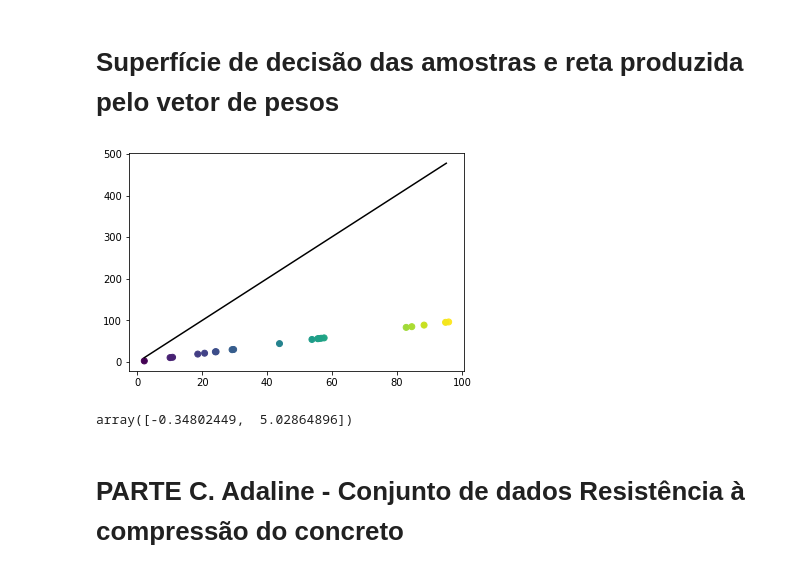
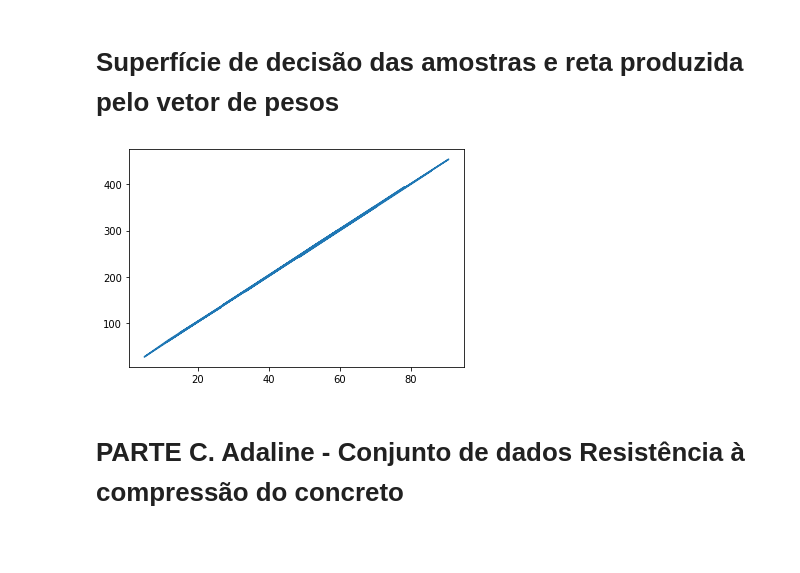
Before and after one commit to cacajr/RNA, a Jupyter notebook: exercises.ipynb, the cells around one changed output. Cells and saved outputs as stored; diff of their text form; code cells hidden in the pictures; blank space fills up the shorter version.

Commit message:
fixing plot perceptron

```diff
--- a/exercises.ipynb
+++ b/exercises.ipynb
@@ -84,22 +84,2 @@ array([[24,  0],
 # %% [markdown]
 # Superfície de decisão das amostras e reta produzida pelo vetor de pesos
-# %%
-from matplotlib import pyplot as plt
-from sklearn.preprocessing import StandardScaler
-
-X_test_scaler = StandardScaler().fit_transform(X_test)
-X_test_scaler = pd.DataFrame(X_test_scaler, columns = X_test.columns) # convertendo para DF
-
-plt.scatter(X_test_scaler['sepal-length'], X_test_scaler['petal-length'], c = y_test)
-
-W = cls_perceptron.get_weight()
-
-b = cls_perceptron.get_bies()
-w_0 = W[0]
-w = W[1:]
-
-x = X_test_scaler.values.squeeze()
-# x = np.arange(X_test.min().values.min(), X_test.max().values.max())
-
-plt.plot(x, b + x * w, color = 'black')
-plt.show()
@@ -139,23 +142,21 @@ cls_adaline.fit(X_train, y_train) # caso queira usar os dados normalizados usar
 # %%
 from matplotlib import pyplot as plt
 
 W = cls_adaline.get_weight()
 
 b = cls_adaline.get_bies()
 w_0 = W[0]
 w = W[1:]
 
-# x = X_test.values.squeeze()
-x = np.arange(X_test.min().values.min(), X_test.max().values.max())
+x = X_test.values.squeeze()
+# x = np.arange(X_test.min().values.min(), X_test.max().values.max())
 
-plt.plot(x, b + x * w, color = 'black')
+plt.plot(x, np.dot(x, w), color = 'black')
 
-plt.scatter(X_test['X_1'], X_test['X_1'], c = y_test)
+plt.plot(X_test.values.squeeze(), y_test)
 plt.show()
-W
 # %% [output]
-[figure, old version]
+[figure, new version]
-array([-0.34802449,  5.02864896])
 # %% [markdown]
 # PARTE C. Adaline - Conjunto de dados Resistência à compressão do concreto
 # %%
```
Also changed, not shown: parts of 3 cells of this notebook.
